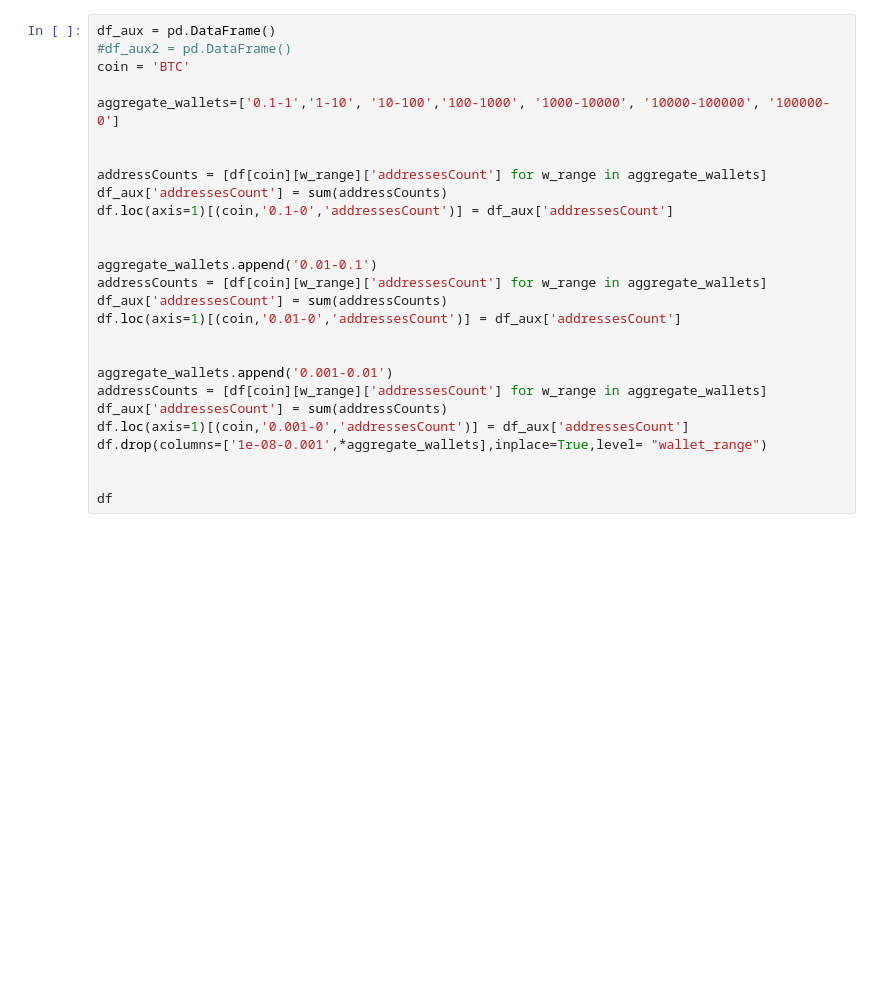
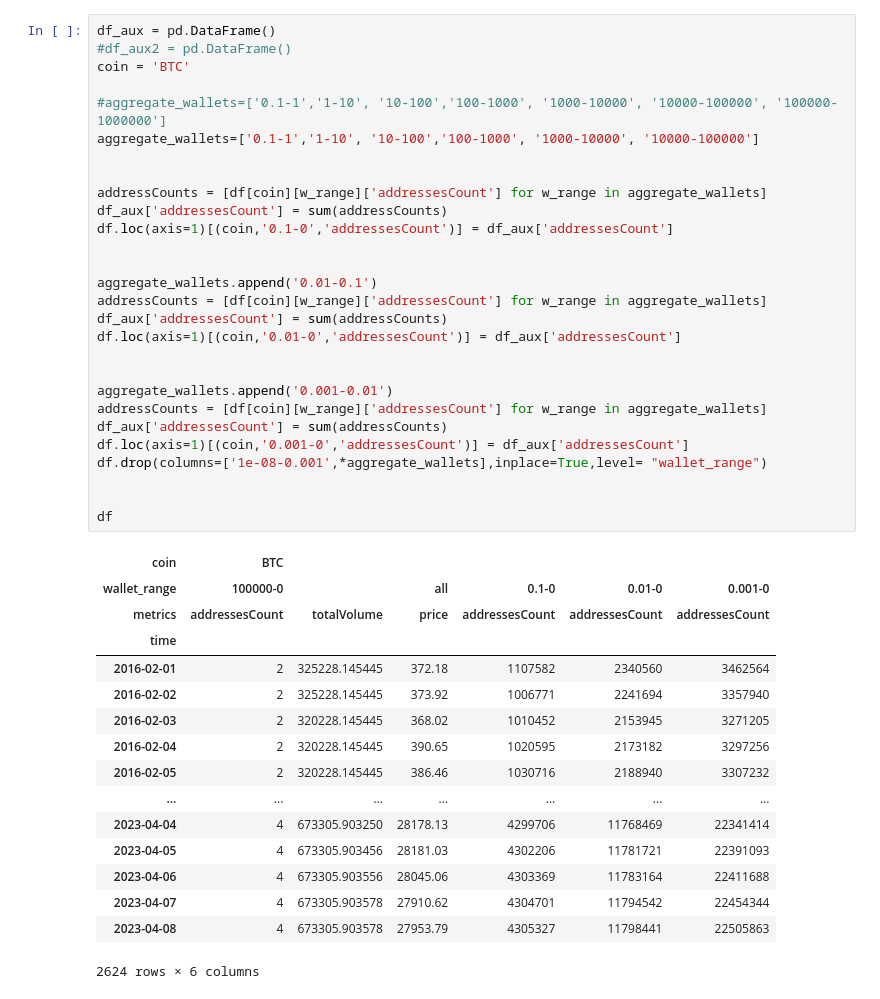
Before and after one commit to bekisz/chain-intelligence, a Jupyter notebook: metcalfe.ipynb, the cells around one changed output. Drawn from its saved outputs; the diff is of its cells as text; blank space fills up the shorter version.

```diff
--- a/metcalfe.ipynb
+++ b/metcalfe.ipynb
@@ -83,30 +101,48 @@ MemoryError: Cannot allocate write+execute memory for ffi.callback(). You might
 # %%
 df_aux = pd.DataFrame()
 #df_aux2 = pd.DataFrame()
 coin = 'BTC'
 
-aggregate_wallets=['0.1-1','1-10', '10-100','100-1000', '1000-10000', '10000-100000', '100000-0']
+#aggregate_wallets=['0.1-1','1-10', '10-100','100-1000', '1000-10000', '10000-100000', '100000-1000000']
+aggregate_wallets=['0.1-1','1-10', '10-100','100-1000', '1000-10000', '10000-100000']
 
 
 addressCounts = [df[coin][w_range]['addressesCount'] for w_range in aggregate_wallets]
 df_aux['addressesCount'] = sum(addressCounts)
 df.loc(axis=1)[(coin,'0.1-0','addressesCount')] = df_aux['addressesCount']
 
 
 aggregate_wallets.append('0.01-0.1')
 addressCounts = [df[coin][w_range]['addressesCount'] for w_range in aggregate_wallets]
 df_aux['addressesCount'] = sum(addressCounts)
 df.loc(axis=1)[(coin,'0.01-0','addressesCount')] = df_aux['addressesCount']
 
 
 aggregate_wallets.append('0.001-0.01')
 addressCounts = [df[coin][w_range]['addressesCount'] for w_range in aggregate_wallets]
 df_aux['addressesCount'] = sum(addressCounts)
 df.loc(axis=1)[(coin,'0.001-0','addressesCount')] = df_aux['addressesCount']
 df.drop(columns=['1e-08-0.001',*aggregate_wallets],inplace=True,level= "wallet_range")
 
 
 df
+# %% [output]
+| coin | BTC |  |  |  |  |  |
+| wallet_range | 100000-0 |  | all | 0.1-0 | 0.01-0 | 0.001-0 |
+| metrics | addressesCount | totalVolume | price | addressesCount | addressesCount | addressesCount |
+| time |  |  |  |  |  |  |
+| 2016-02-01 | 2 | 325228.145445 | 372.18 | 1107582 | 2340560 | 3462564 |
+| 2016-02-02 | 2 | 325228.145445 | 373.92 | 1006771 | 2241694 | 3357940 |
+| 2016-02-03 | 2 | 320228.145445 | 368.02 | 1010452 | 2153945 | 3271205 |
+| 2016-02-04 | 2 | 320228.145445 | 390.65 | 1020595 | 2173182 | 3297256 |
+| 2016-02-05 | 2 | 320228.145445 | 386.46 | 1030716 | 2188940 | 3307232 |
+| ... | ... | ... | ... | ... | ... | ... |
+| 2023-04-04 | 4 | 673305.903250 | 28178.13 | 4299706 | 11768469 | 22341414 |
+| 2023-04-05 | 4 | 673305.903456 | 28181.03 | 4302206 | 11781721 | 22391093 |
+| 2023-04-06 | 4 | 673305.903556 | 28045.06 | 4303369 | 11783164 | 22411688 |
+| 2023-04-07 | 4 | 673305.903578 | 27910.62 | 4304701 | 11794542 | 22454344 |
+| 2023-04-08 | 4 | 673305.903578 | 27953.79 | 4305327 | 11798441 | 22505863 |
+2624 rows × 6 columns
 # %%
 def convert_to_m2(df,dt):
     iloc_idx = df.index.get_indexer([dt], method='nearest')  # returns absolute index into df e.g. array([5])
```
Also changed, not shown: parts of 8 cells of this notebook, 6 other files.
